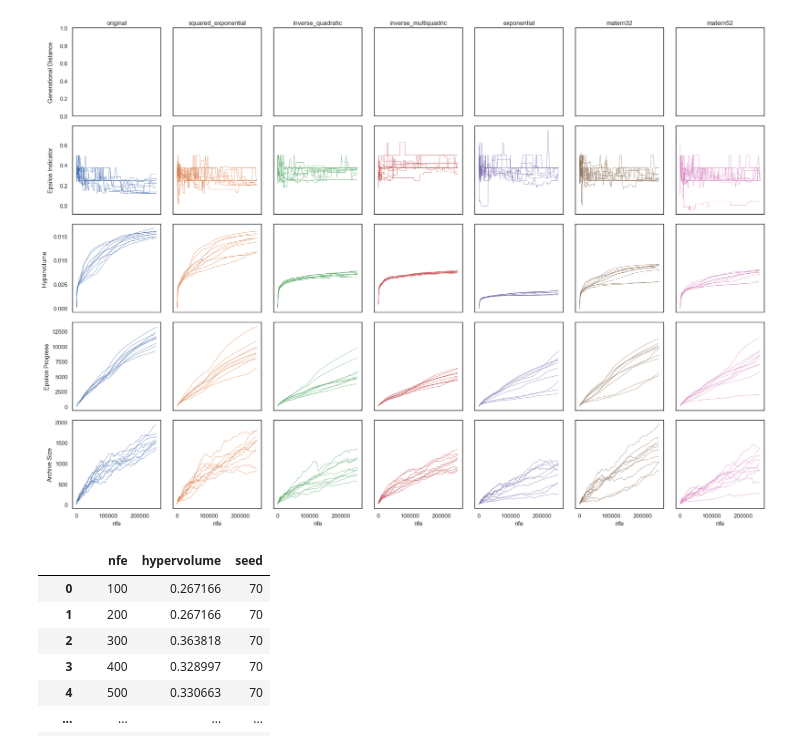
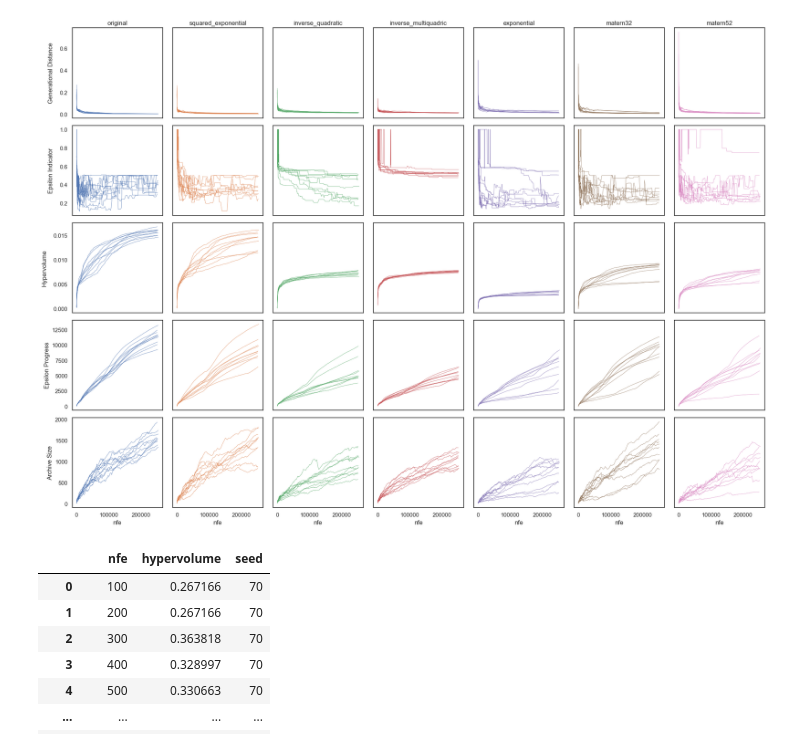
Before and after one commit to JazminZatarain/MUSEH2O, a Jupyter notebook: susquehanna/notebooks/09. Combined Vizualisation.ipynb, the cells around one changed output. Saved outputs shown, nothing was run; the diff lists cells and outputs as text; code cells hidden in the pictures.

```diff
--- a/susquehanna/notebooks/09. Combined Vizualisation.ipynb
+++ b/susquehanna/notebooks/09. Combined Vizualisation.ipynb
@@ -30,8 +30,8 @@ for i, (entry, c) in enumerate(zip(rbfs, sns.color_palette())):
     rbf = entry.__name__
     df_hv = pd.read_csv(f"calculated_metrics/hv_{rbf}_global.csv")
     df_ei = pd.read_csv(f"calculated_metrics/ei_{rbf}_global.csv")
-    # df_gd = pd.read_csv(f"gd_global/{rbf}_gd_all.csv")
-    # df_gd_nfe = pd.read_csv(f"gd_global/{rbf}_gd_nfe_all.csv")
+    df_gd = pd.read_csv(f"calculated_metrics/gd_{rbf}_global.csv")
+
     ep_nfe = {}
     ep_prog = {}
     archive_nfe = {}
@@ -54,37 +54,39 @@ for i, (entry, c) in enumerate(zip(rbfs, sns.color_palette())):
 
     # ax[0,i].plot(df_gd_nfe, df_gd, color=c, lw=0.5)
 
 
+    for _, entry in df_gd.groupby('seed'):
+        axes[0,i].plot(entry.nfe, entry.gd, color=c, lw=0.5)
 
     for _, entry in df_ei.groupby('seed'):
-        axes[1,i].plot(entry.nfe, entry.hypervolume, color=c, lw=0.5)
+        axes[1,i].plot(entry.nfe, entry.ei, color=c, lw=0.5)
 
     for _, entry in df_hv.groupby('seed'):
         axes[2,i].plot(entry.nfe, entry.hypervolume, color=c, lw=0.5)
 
     axes[3,i].plot(ep_nfe, ep_prog, color=c, lw=0.5)
     axes[4,i].plot(archive_nfe, archive_size, color=c, lw=0.5)
 
     for ax in axes[:, i]:
         ax.set_box_aspect(1)
 
 
     if i == 0:
+        axes[0,i].set_ylabel("Generational Distance", labelpad=12)
+        axes[1,i].set_ylabel("Epsilon Indicator", labelpad=12)
         axes[2,i].set_ylabel("Hypervolume", labelpad=12) #, rotation=45, labelpad=40
-        axes[1,i].set_ylabel("Epsilon Indicator", labelpad=12)
-        axes[0,i].set_ylabel("Generational Distance", labelpad=12)
         axes[3,i].set_ylabel("Epsilon Progress", labelpad=4)
         axes[4,i].set_ylabel("Archive Size", labelpad=4)
     axes[4,i].set_xlabel("nfe")
     axes[0,i].set_title(rbf[:-4])
 
 
 fig.tight_layout()
 # fig.suptitle('RBF metrics compared')
 plt.savefig(f'figs/metrics_combined.png')
 plt.savefig(f'figs/metrics_combined.pdf')
 # %% [output]
-[figure, old version]
+[figure, new version]
 # %%
 df_ei = pd.read_csv(f"calculated_metrics/ei_{rbf}_global.csv", index_col='Unnamed: 0')
 # %%
```
Also changed, not shown: 20 other files.
